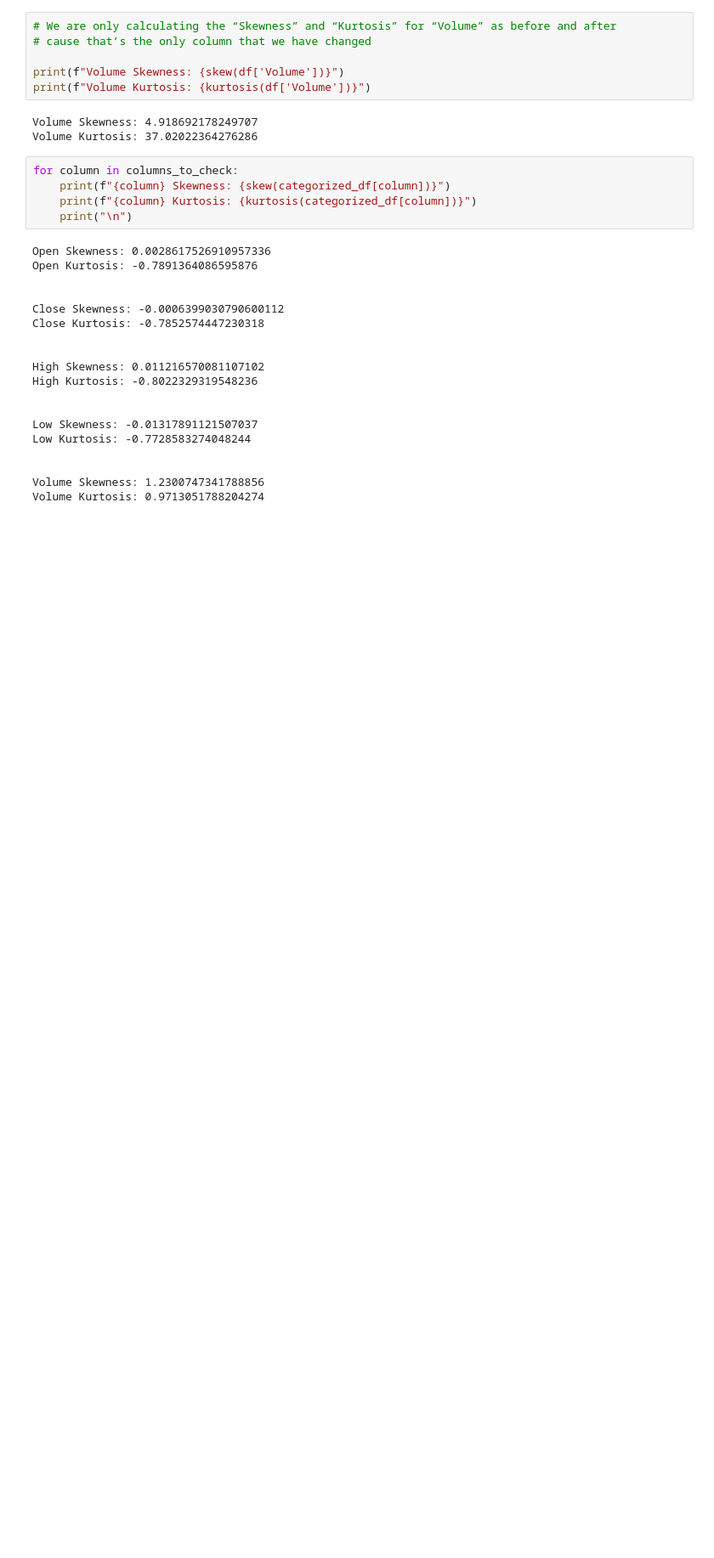
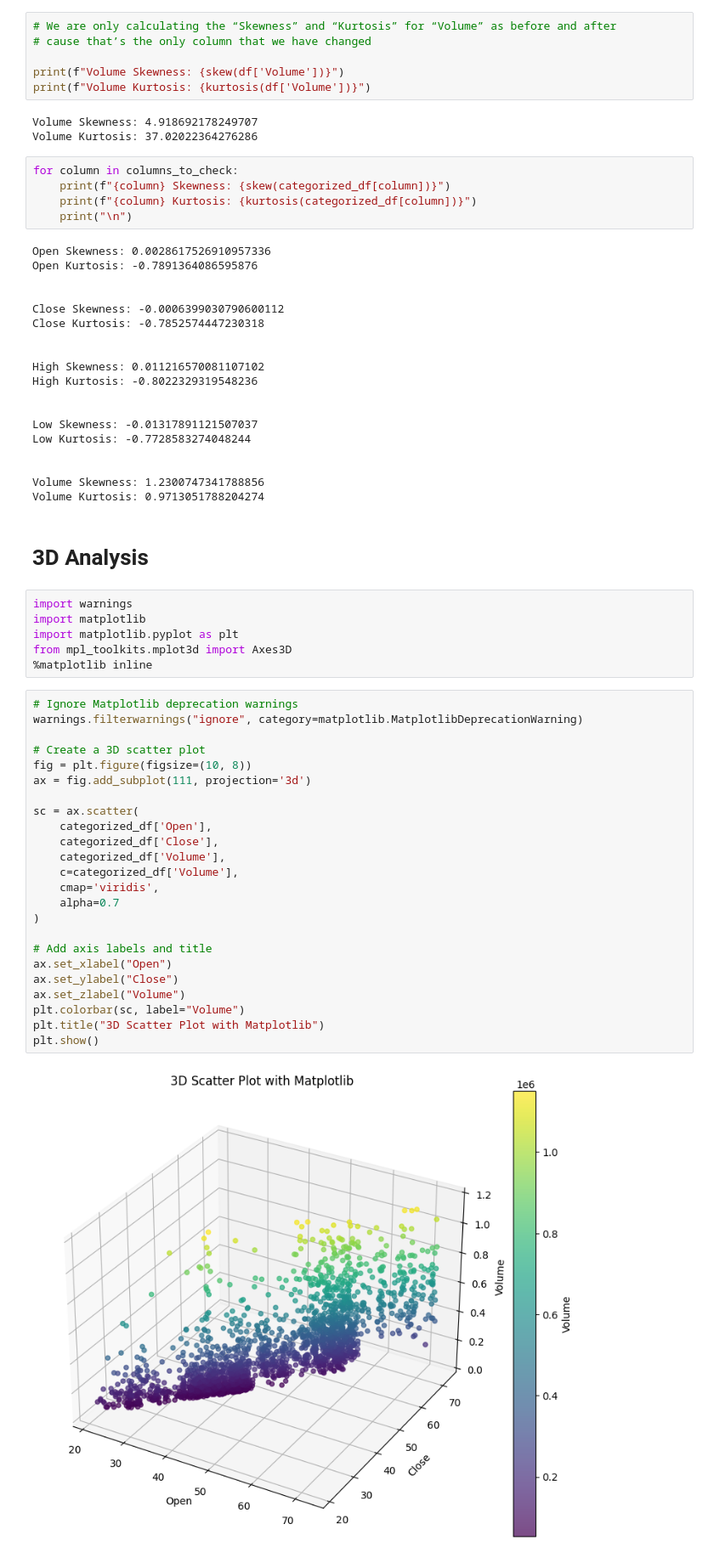
Before and after one commit to qazalarabali/ETF_EDA_Visualization, a Jupyter notebook: Index ETFs/VT/VT_EDA.ipynb, the cells around one changed output. Shown at 85% size. Drawn from its saved outputs; the diff is of its cells as text; blank space fills up the shorter version.

```diff
--- a/Index ETFs/VT/VT_EDA.ipynb
+++ b/Index ETFs/VT/VT_EDA.ipynb
@@ -1026,3 +1026,37 @@ Low Kurtosis: -0.7728583274048244
 
 Volume Skewness: 1.2300747341788856
 Volume Kurtosis: 0.9713051788204274
+# %% [markdown]
+# 3D Analysis
+# %%
+import warnings
+import matplotlib
+import matplotlib.pyplot as plt
+from mpl_toolkits.mplot3d import Axes3D
+%matplotlib inline
+# %%
+# Ignore Matplotlib deprecation warnings
+warnings.filterwarnings("ignore", category=matplotlib.MatplotlibDeprecationWarning)
+
+# Create a 3D scatter plot
+fig = plt.figure(figsize=(10, 8))
+ax = fig.add_subplot(111, projection='3d')
+
+sc = ax.scatter(
+    categorized_df['Open'],
+    categorized_df['Close'],
+    categorized_df['Volume'],
+    c=categorized_df['Volume'],
+    cmap='viridis',
+    alpha=0.7
+)
+
+# Add axis labels and title
+ax.set_xlabel("Open")
+ax.set_ylabel("Close")
+ax.set_zlabel("Volume")
+plt.colorbar(sc, label="Volume")
+plt.title("3D Scatter Plot with Matplotlib")
+plt.show()
+# %% [output]
+[figure, added]
```
Also changed, not shown: parts of 6 cells of this notebook.
